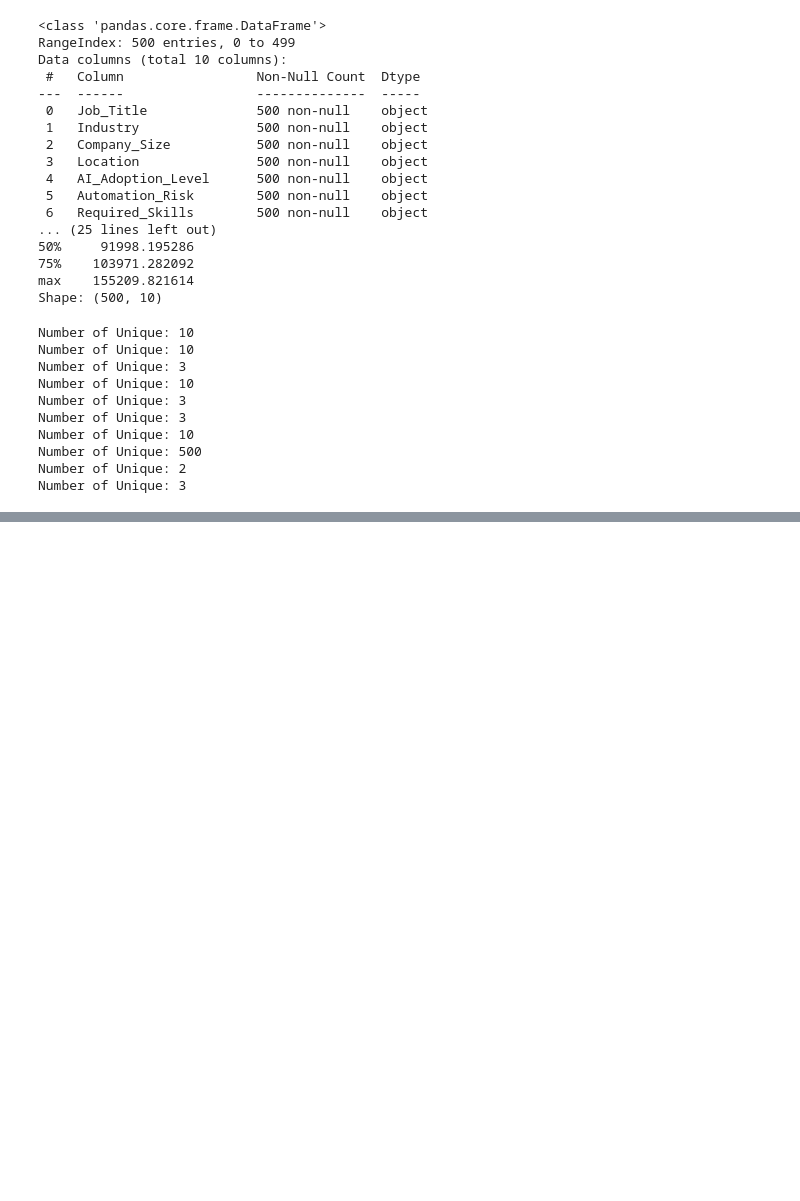
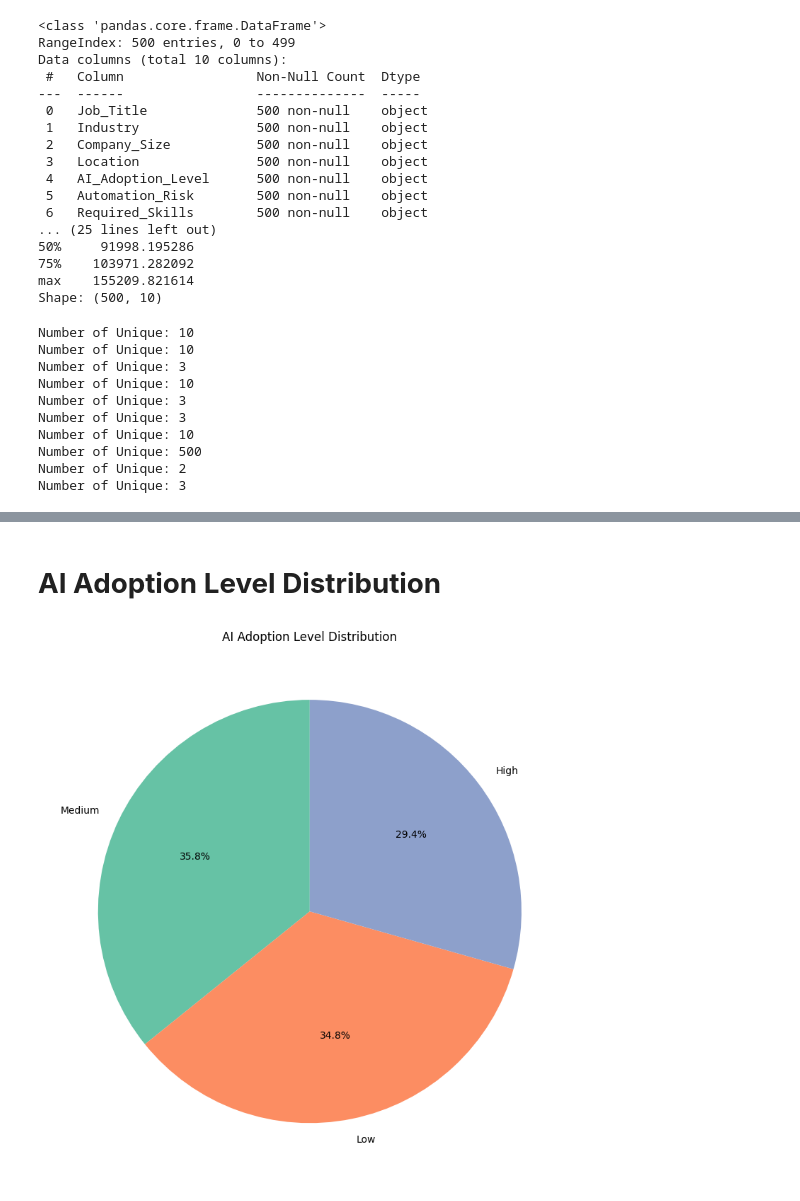
Before and after one commit to BaoPhuc1311/MarketAnalysis, a Jupyter notebook: notebook/main.ipynb, the cells around one changed output, grey strips where cells are left out. Saved outputs shown, nothing was run; the diff lists cells and outputs as text; code cells hidden in the pictures; blank space fills up the shorter version.

```diff
--- a/notebook/main.ipynb
+++ b/notebook/main.ipynb
@@ -72,0 +99,14 @@ Number of Unique: 3
+# %% [markdown]
+# **AI Adoption Level Distribution**
+# %%
+plt.figure(figsize=(8, 8))
+ai_adoption_counts = df["AI_Adoption_Level"].value_counts()
+sns.set_palette("Set2")
+ai_adoption_counts.plot(kind='pie', autopct='%1.1f%%', startangle=90, legend=False)
+plt.title("AI Adoption Level Distribution")
+plt.ylabel('')
+plt.tight_layout()
+plt.savefig("../assets/images/ai_adoption_pie.png")
+plt.show()
+# %% [output]
+[figure, added]
```
Also changed, not shown: parts of 8 cells of this notebook, 6 other files.
